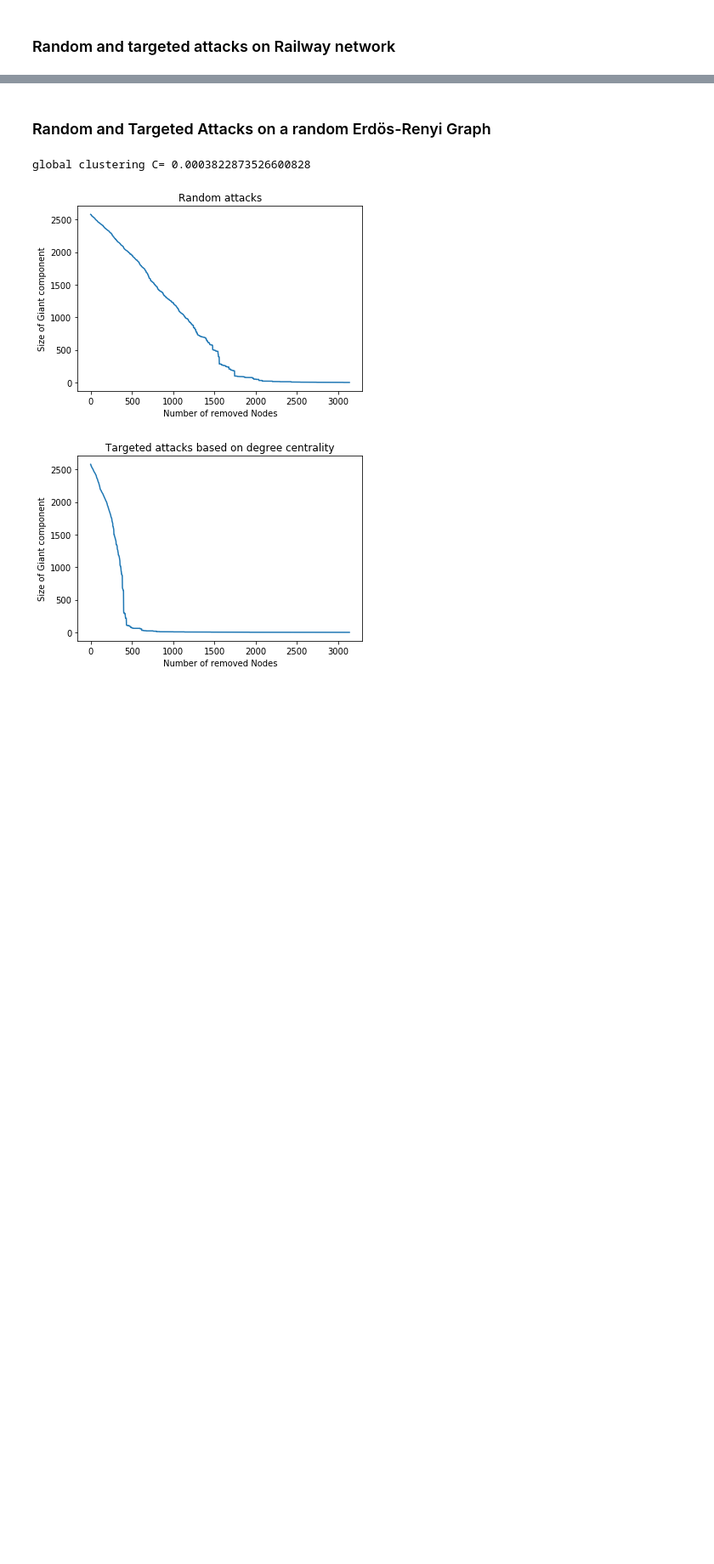
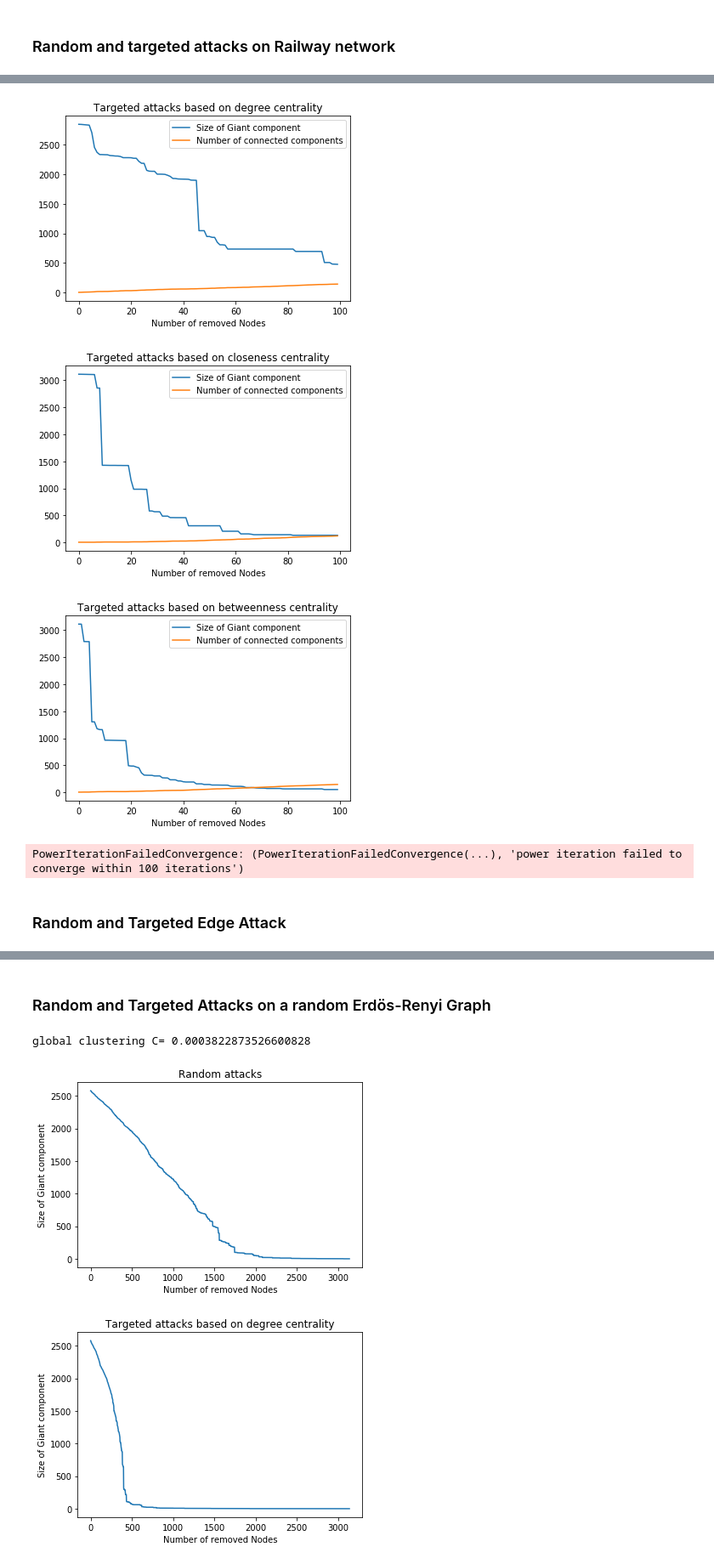
Before and after one commit to mathiasluethi/network-science-final-project, a Jupyter notebook: Final Version.ipynb, the cells around one changed output, grey strips where cells are left out. Shown at 85% size. Drawn from its saved outputs; the diff is of its cells as text; code cells hidden in the pictures; blank space fills up the shorter version.

```diff
--- a/Final Version.ipynb
+++ b/Final Version.ipynb
@@ -223 +433,14 @@ Degree with maximum eigenvector centrality: [('ch14uvag00090200', 0.430774234133
+# %%
+# Targeted attacks on the first 100 nodes
+
+targeted_degree_attacks(G)
+targeted_closeness_attacks(G)
+targeted_betweenness_attacks(G)
+# %% [output]
+[figure, added]
+[figure, added]
+[figure, added]
+PowerIterationFailedConvergence: (PowerIterationFailedConvergence(...), 'power iteration failed to converge within 100 iterations')
+# %% [markdown]
+### Random and Targeted Edge Attack
 # %%
```
Also changed, not shown: parts of 13 cells of this notebook, 5 other files.
